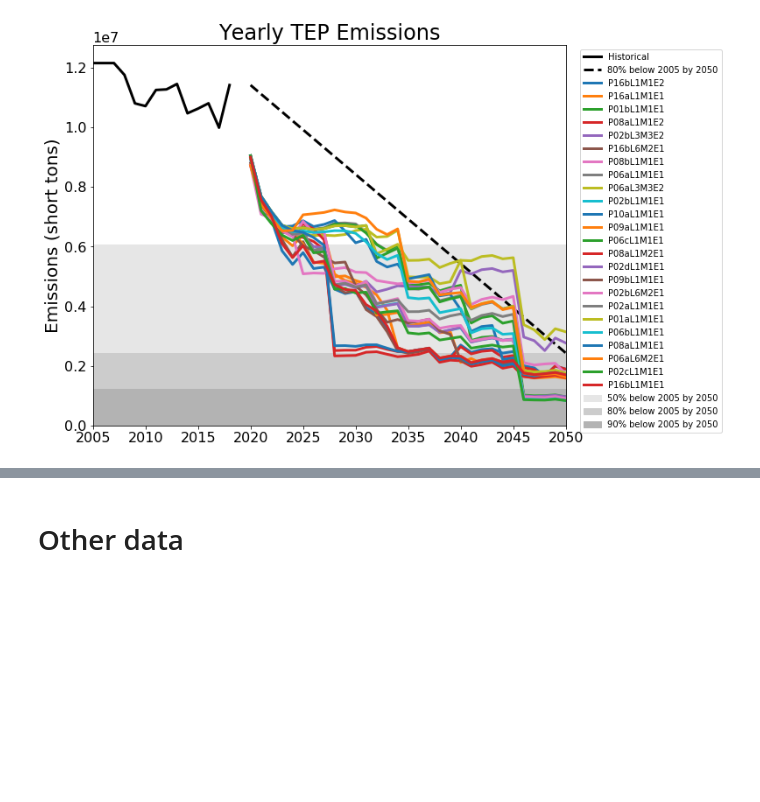
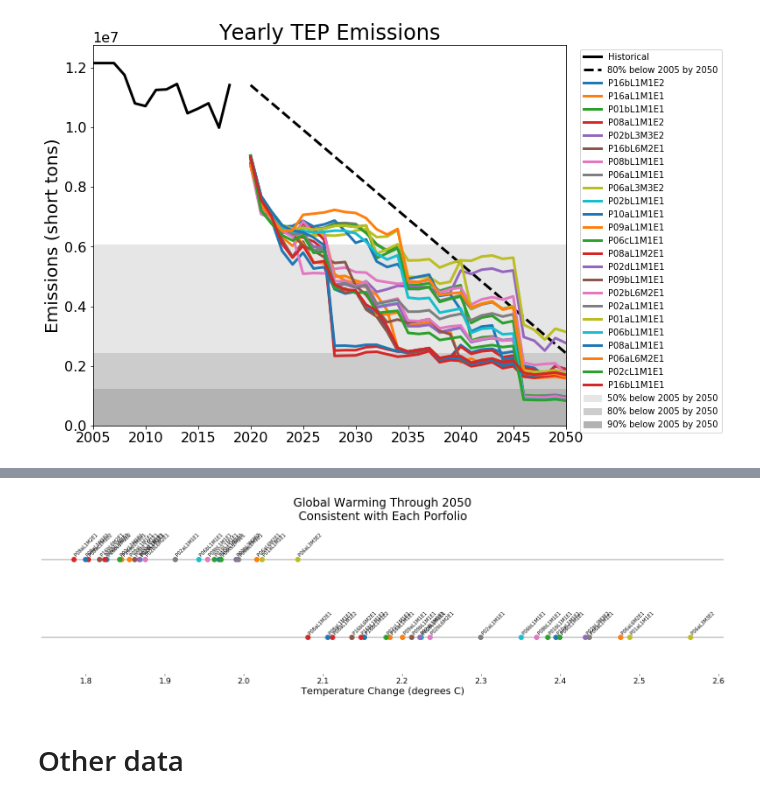
Before and after one commit to CLIMAS-UA/tepcarbon, a Jupyter notebook: tep_carbon.ipynb, the cells around one changed output, grey strips where cells are left out. Cells and saved outputs as stored; diff of their text form; code cells hidden in the pictures; blank space fills up the shorter version.

```diff
--- a/tep_carbon.ipynb
+++ b/tep_carbon.ipynb
@@ -1432,3 +1580,43 @@ fig.savefig(output_path / 'historical_and_projected.png', dpi=300)
+# %%
+fig, axes = plt.subplots(2, 1, figsize=(20, 6), sharex=True)
+
+ax = axes[0]
+ax.axhline(0, color='k', alpha=0.2, zorder=-1)
+pnts = []
+for label, value in portfolio_degrees_c_emissions_based.items():
+    ax.scatter(value, 0, label=label)
+    pnts.append((value, label))
+ax.set_title(f'Global Warming Through 2050\nConsistent with Each Porfolio')
+ax.yaxis.set_visible(False)
+ax.xaxis.set_visible(False)
+ax.spines['top'].set_visible(False)
+ax.spines['right'].set_visible(False)
+ax.spines['bottom'].set_visible(False)
+ax.spines['left'].set_visible(False)
+
+autolabel(pnts)
+
+ax = axes[1]
+ax.axhline(0, color='k', alpha=0.2, zorder=-1)
+pnts = []
+for label, value in portfolio_degrees_c_generation_based.items():
+    ax.scatter(value, 0, label=label)
+    pnts.append((value, label))
+ax.set_xlabel(f'Temperature Change (degrees C)')
+ax.yaxis.set_visible(False)
+ax.spines['top'].set_visible(False)
+ax.spines['right'].set_visible(False)
+ax.spines['bottom'].set_visible(False)
+ax.spines['left'].set_visible(False)
+
+autolabel(pnts)
+
+
+plt.tight_layout()
+
+fig.savefig(output_path / 'warming_for_each_portfolio_emissions_and_generation_based.png', dpi=300)
+# %% [output]
+[figure, added]
 # %% [markdown]
 # Other data
 # %% [markdown]
```
Also changed, not shown: parts of 14 cells of this notebook, 7 other files.
